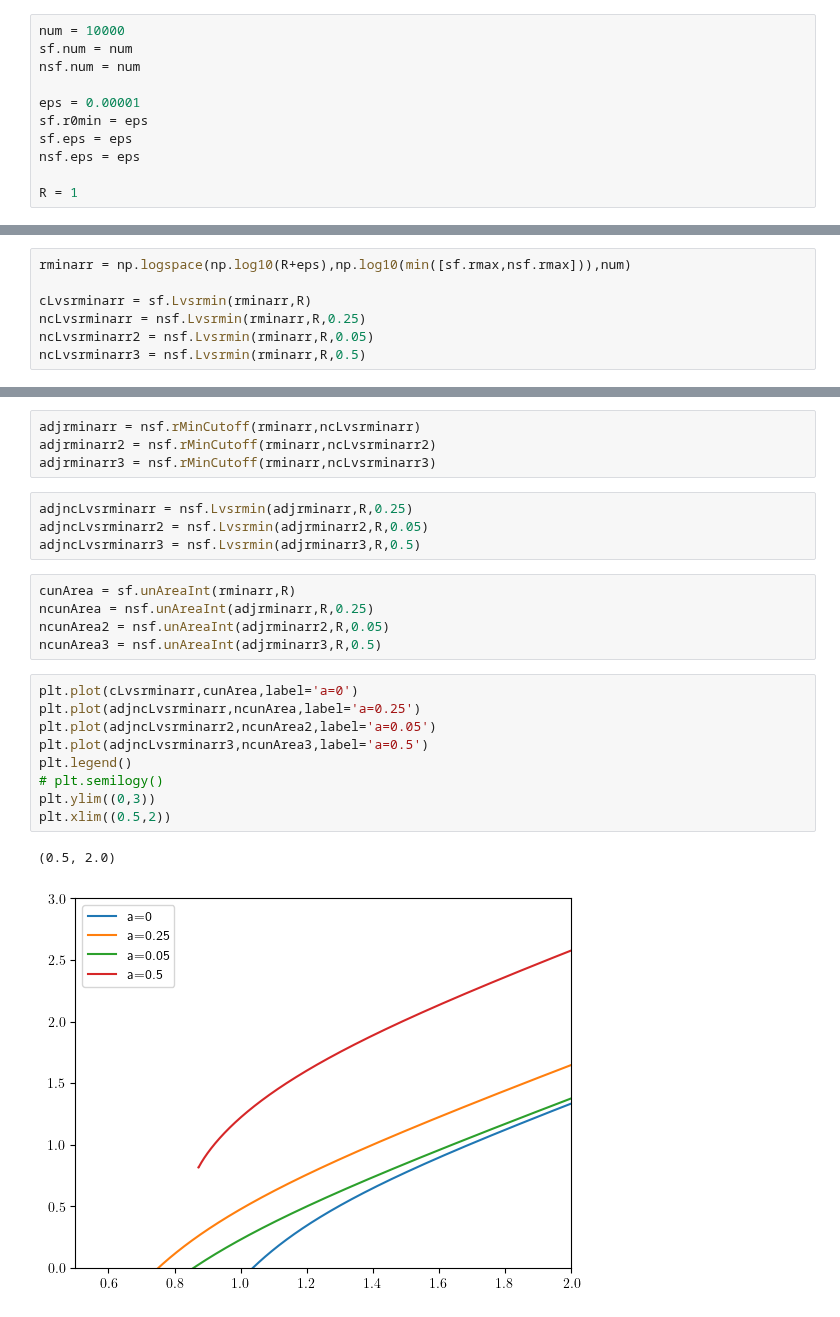
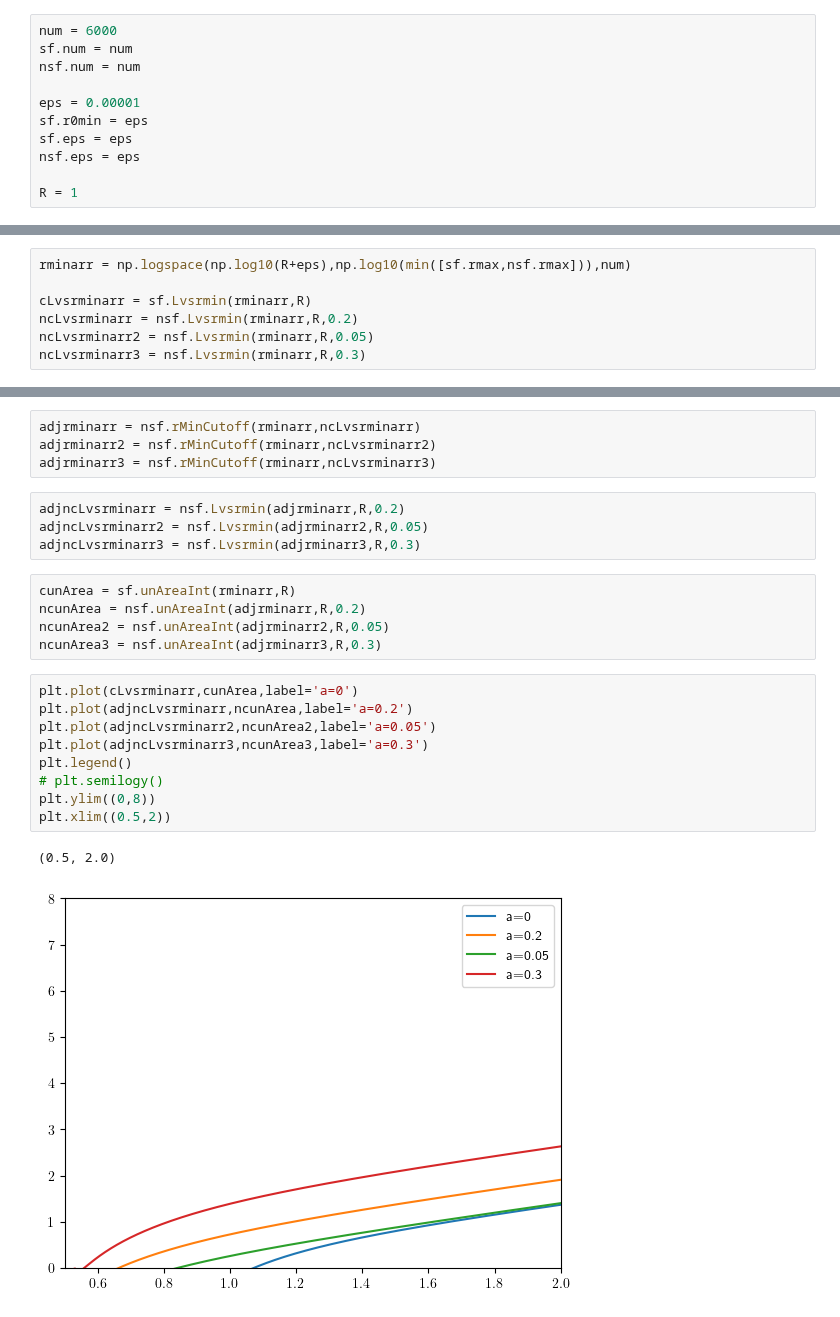
Before and after one commit to Bkorotko03/HoloProj, a Jupyter notebook: combShock260331.ipynb, the cells around one changed output, grey strips where cells are left out. Cells and saved outputs as stored; diff of their text form.

Commit message:
still having trouble getting commutative LC to play nice, but there now exist plots for everything

```diff
--- a/combShock260331.ipynb
+++ b/combShock260331.ipynb
@@ -9,7 +9,7 @@ import matplotlib.pyplot as plt
 import shockFunc260331 as sf
 import NCShockFunc260331 as nsf
 # %%
-num = 10000
+num = 6000
 sf.num = num
 nsf.num = num
 
@@ -70,8 +66,8 @@ plt.xlim((min(ncalphagrid[ncmask].min(),calphagrid[cmask].min()),min(ncalphagrid
 rminarr = np.logspace(np.log10(R+eps),np.log10(min([sf.rmax,nsf.rmax])),num)
 
 cLvsrminarr = sf.Lvsrmin(rminarr,R)
-ncLvsrminarr = nsf.Lvsrmin(rminarr,R,0.25)
+ncLvsrminarr = nsf.Lvsrmin(rminarr,R,0.2)
 ncLvsrminarr2 = nsf.Lvsrmin(rminarr,R,0.05)
-ncLvsrminarr3 = nsf.Lvsrmin(rminarr,R,0.5)
+ncLvsrminarr3 = nsf.Lvsrmin(rminarr,R,0.3)
 # %%
 plt.plot(rminarr,cLvsrminarr,label='a=0')
@@ -94,23 +86,23 @@ adjrminarr = nsf.rMinCutoff(rminarr,ncLvsrminarr)
 adjrminarr2 = nsf.rMinCutoff(rminarr,ncLvsrminarr2)
 adjrminarr3 = nsf.rMinCutoff(rminarr,ncLvsrminarr3)
 # %%
-adjncLvsrminarr = nsf.Lvsrmin(adjrminarr,R,0.25)
+adjncLvsrminarr = nsf.Lvsrmin(adjrminarr,R,0.2)
 adjncLvsrminarr2 = nsf.Lvsrmin(adjrminarr2,R,0.05)
-adjncLvsrminarr3 = nsf.Lvsrmin(adjrminarr3,R,0.5)
+adjncLvsrminarr3 = nsf.Lvsrmin(adjrminarr3,R,0.3)
 # %%
 cunArea = sf.unAreaInt(rminarr,R)
-ncunArea = nsf.unAreaInt(adjrminarr,R,0.25)
+ncunArea = nsf.unAreaInt(adjrminarr,R,0.2)
 ncunArea2 = nsf.unAreaInt(adjrminarr2,R,0.05)
-ncunArea3 = nsf.unAreaInt(adjrminarr3,R,0.5)
+ncunArea3 = nsf.unAreaInt(adjrminarr3,R,0.3)
 # %%
 plt.plot(cLvsrminarr,cunArea,label='a=0')
-plt.plot(adjncLvsrminarr,ncunArea,label='a=0.25')
+plt.plot(adjncLvsrminarr,ncunArea,label='a=0.2')
 plt.plot(adjncLvsrminarr2,ncunArea2,label='a=0.05')
-plt.plot(adjncLvsrminarr3,ncunArea3,label='a=0.5')
+plt.plot(adjncLvsrminarr3,ncunArea3,label='a=0.3')
 plt.legend()
 # plt.semilogy()
-plt.ylim((0,3))
+plt.ylim((0,8))
 plt.xlim((0.5,2))
 # %% [output]
 (0.5, 2.0)
-[figure, old version]
+[figure, new version]
```
Also changed, not shown: parts of 9 cells of this notebook.
